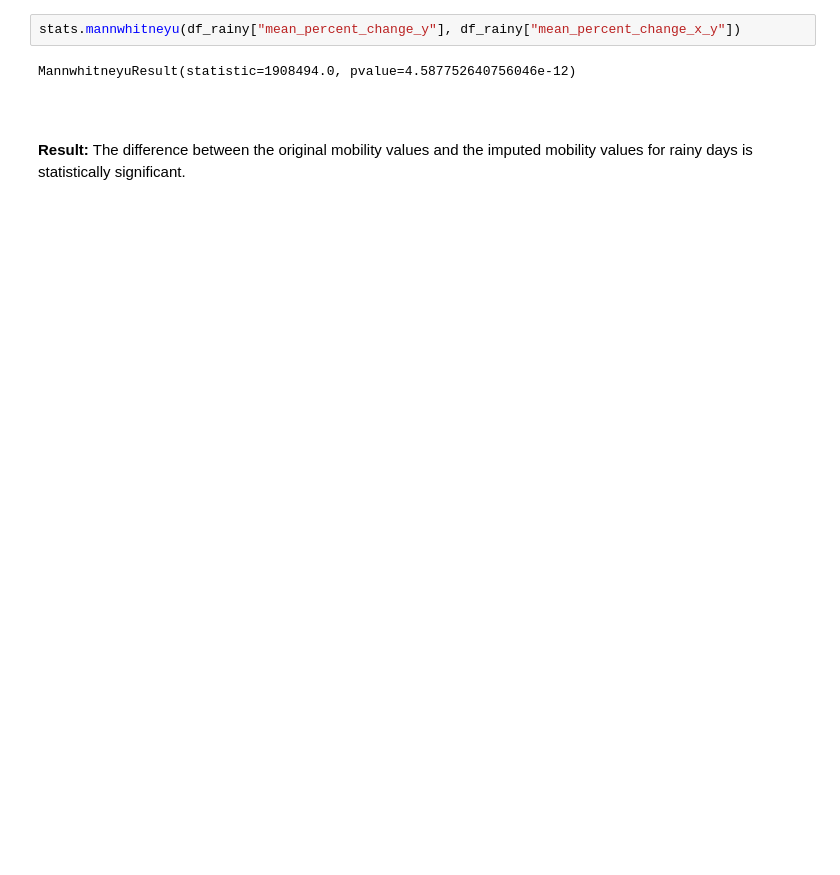
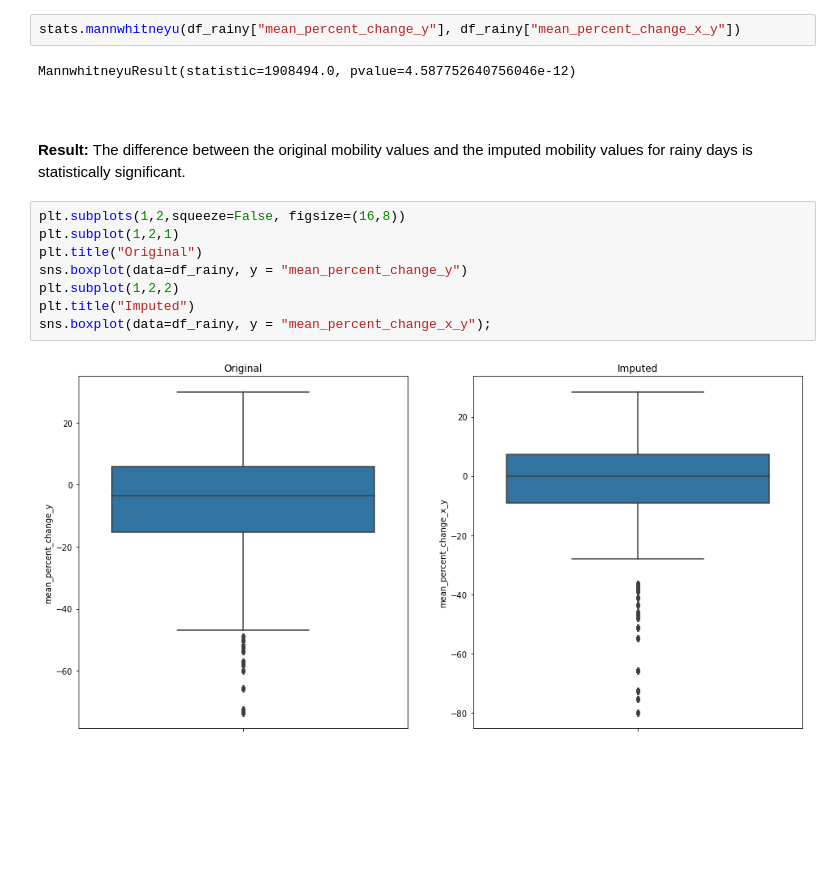
Before and after one commit to DrFarukAydin/data-science-portfolio, a Jupyter notebook: statistical-analysis/mobility-statistical-tests.ipynb, the cells around one changed output. Drawn from its saved outputs; the diff is of its cells as text; blank space fills up the shorter version.

```diff
--- a/statistical-analysis/mobility-statistical-tests.ipynb
+++ b/statistical-analysis/mobility-statistical-tests.ipynb
@@ -691,6 +691,16 @@ MannwhitneyuResult(statistic=1908494.0, pvalue=4.587752640756046e-12)
 <br>
 # %% [markdown]
 **Result:** The difference between the original mobility values and the imputed mobility values for rainy days is statistically significant.
+# %%
+plt.subplots(1,2,squeeze=False, figsize=(16,8))
+plt.subplot(1,2,1)
+plt.title("Original")
+sns.boxplot(data=df_rainy, y = "mean_percent_change_y")
+plt.subplot(1,2,2)
+plt.title("Imputed")
+sns.boxplot(data=df_rainy, y = "mean_percent_change_x_y");
+# %% [output]
+[figure, added]
 # %% [markdown]
 <br>
 # %% [markdown]
```
